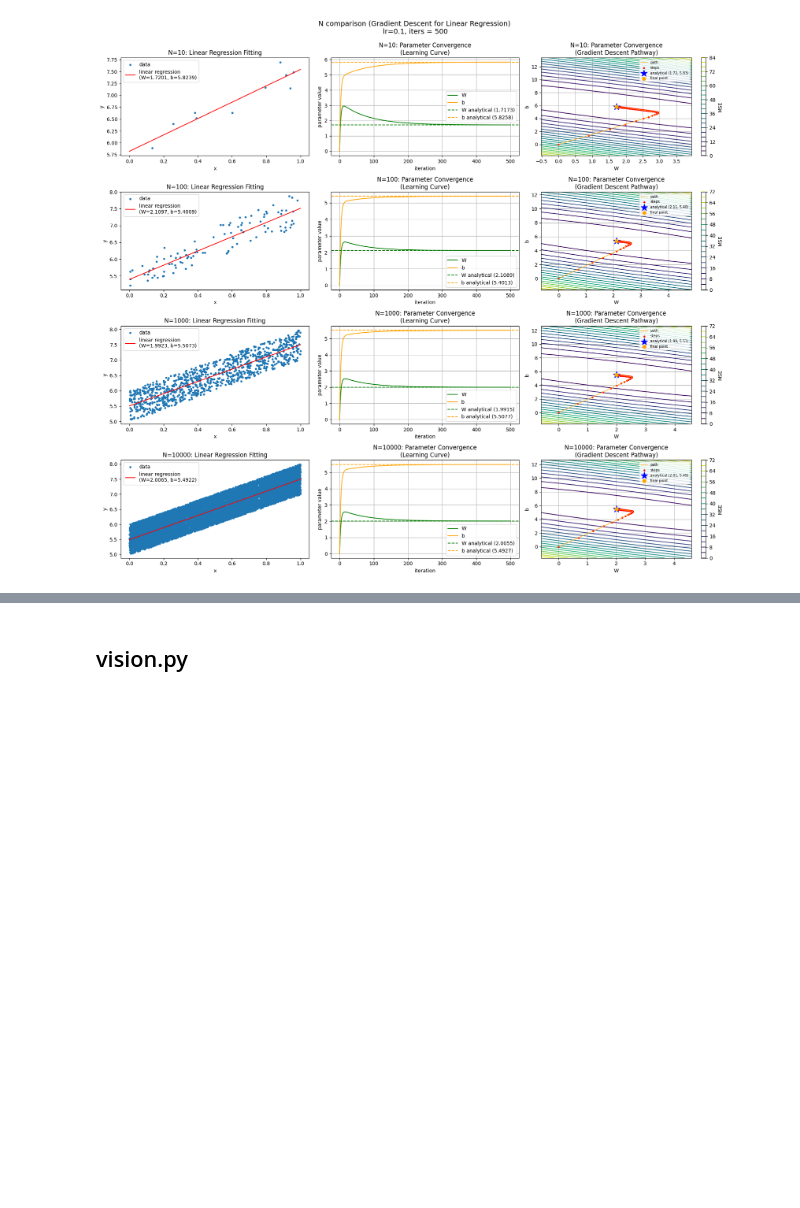
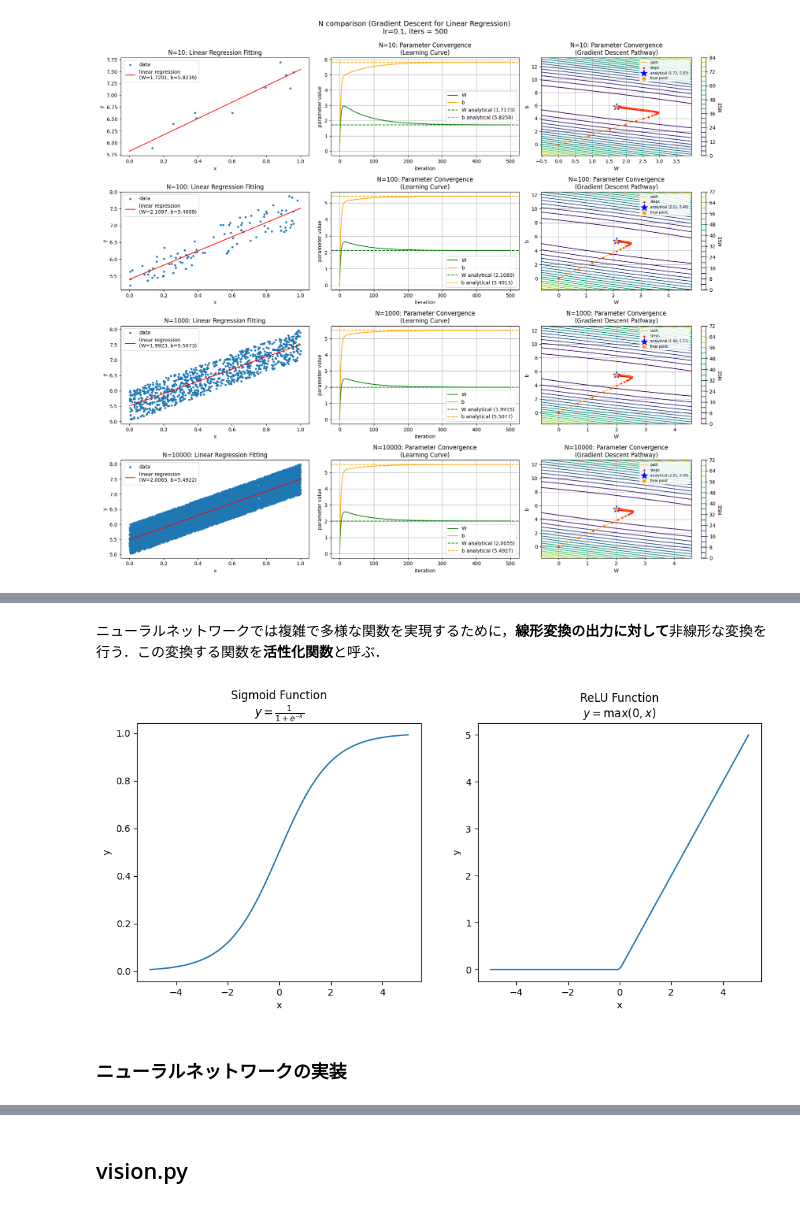
Before and after one commit to kyoropppp/2606_zero5, a Jupyter notebook: deep-learning-from-scratch-5/notebooks/06_pytorch.ipynb, the cells around one changed output, grey strips where cells are left out. Cells and saved outputs as stored; diff of their text form; code cells hidden in the pictures; blank space fills up the shorter version.

```diff
--- a/deep-learning-from-scratch-5/notebooks/06_pytorch.ipynb
+++ b/deep-learning-from-scratch-5/notebooks/06_pytorch.ipynb
@@ -664,0 +792,22 @@ plt.show()
+# %% [markdown]
+ニューラルネットワークでは複雑で多様な関数を実現するために，**線形変換の出力に対して**非線形な変換を行う．この変換する関数を**活性化関数**と呼ぶ．
+# %%
+fig, axes = plt.subplots(1, 2, figsize=(12, 5))
+
+x_sigmoid = torch.linspace(-5, 5, 100)
+y_sigmoid = F.sigmoid(x_sigmoid)
+axes[0].plot(x_sigmoid, y_sigmoid)
+axes[0].set_title('Sigmoid Function\n$y = \\frac{1}{1 + e^{-x}}$')
+axes[0].set_xlabel('x')
+axes[0].set_ylabel('y')
+
+x_relu = torch.linspace(-5, 5, 100)
+y_relu = F.relu(x_relu)
+axes[1].plot(x_relu, y_relu)
+axes[1].set_title('ReLU Function\n$y = \\max(0, x)$')
+axes[1].set_xlabel('x')
+axes[1].set_ylabel('y')
+
+fig.show()
+# %% [output]
+[figure, added]
@@ -665 +821,3 @@ plt.show()
+# %% [markdown]
+### ニューラルネットワークの実装
 # %%
```
Also changed, not shown: parts of 26 cells of this notebook, 4 other files.
